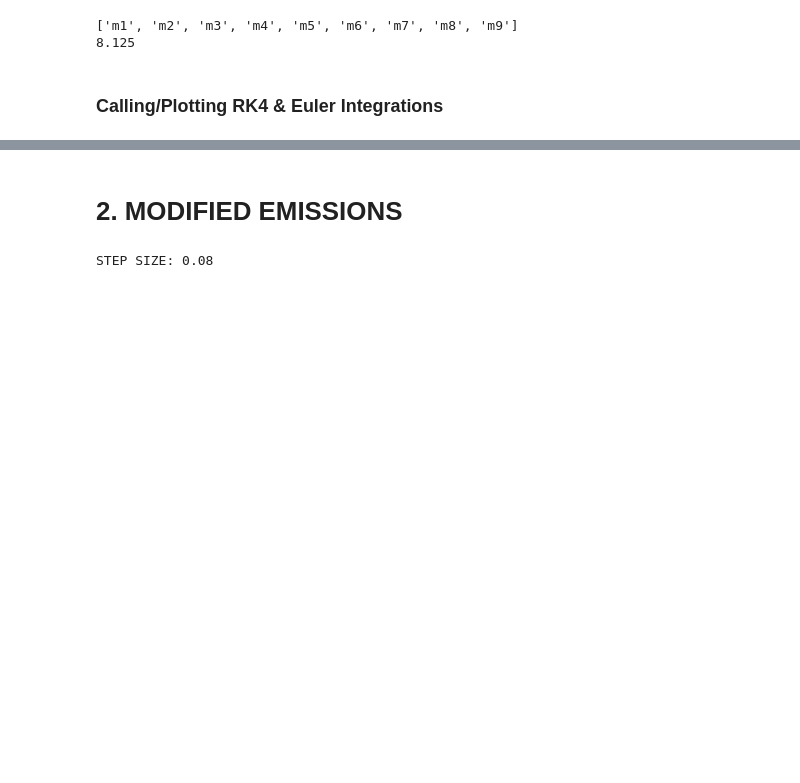
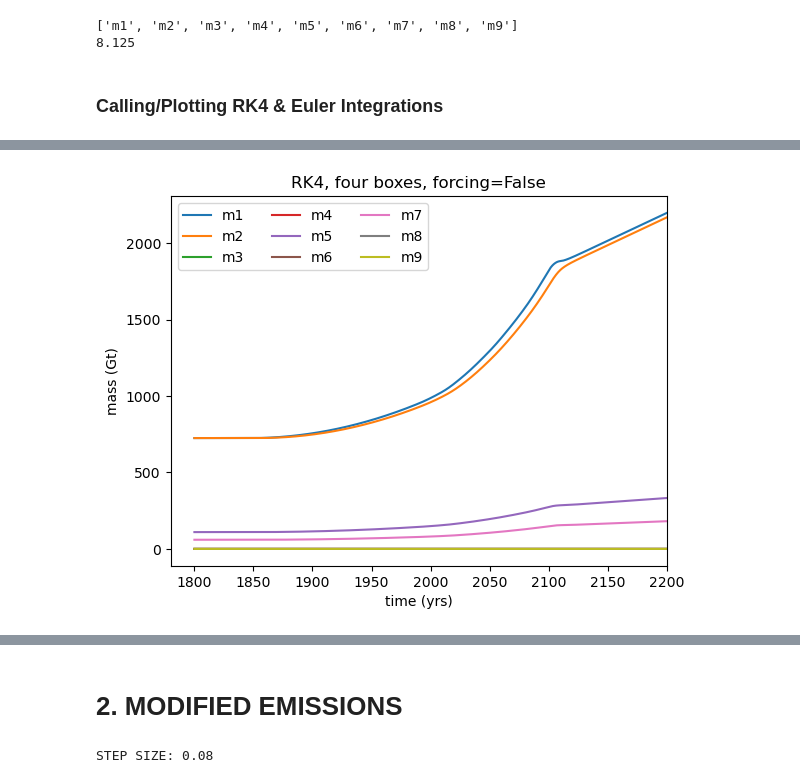
Before and after one commit to ejb1733/eosc453, a Jupyter notebook: assn1/code/main.ipynb, the cells around one changed output, grey strips where cells are left out. Cells and saved outputs as stored; diff of their text form; code cells hidden in the pictures; blank space fills up the shorter version.

```diff
--- a/assn1/code/main.ipynb
+++ b/assn1/code/main.ipynb
@@ -22,3 +22,10 @@ xinitial = 1800
 xfinal =   2200
 
 n=3000
+# %%
+rungekutta_four = rk4(fxy=ODEs_fourboxes, x0=xinitial, xf=xfinal, y0=constants.Mi0_fourboxes, N=n)
+
+plt.plot(rungekutta_four[0],rungekutta_four[1])
+plt.title(f'RK4, four boxes, forcing={constants.FORCING}'), plt.xlim(right=2200), plt.xlabel('time (yrs)'), plt.ylabel('mass (Gt)'), plt.legend(constants.label_arr, ncol=3)
+plt.show()
+# %% [output]
@@ -25,3 +34,4 @@ n=3000
+[figure, added]
 # %%
 rungekutta_four = rk4(fxy=ODEs_fourboxes, x0=xinitial, xf=xfinal, y0=constants.Mi0_fourboxes, N=n)
 
```
Also changed, not shown: parts of 14 cells of this notebook, 2 other files.
